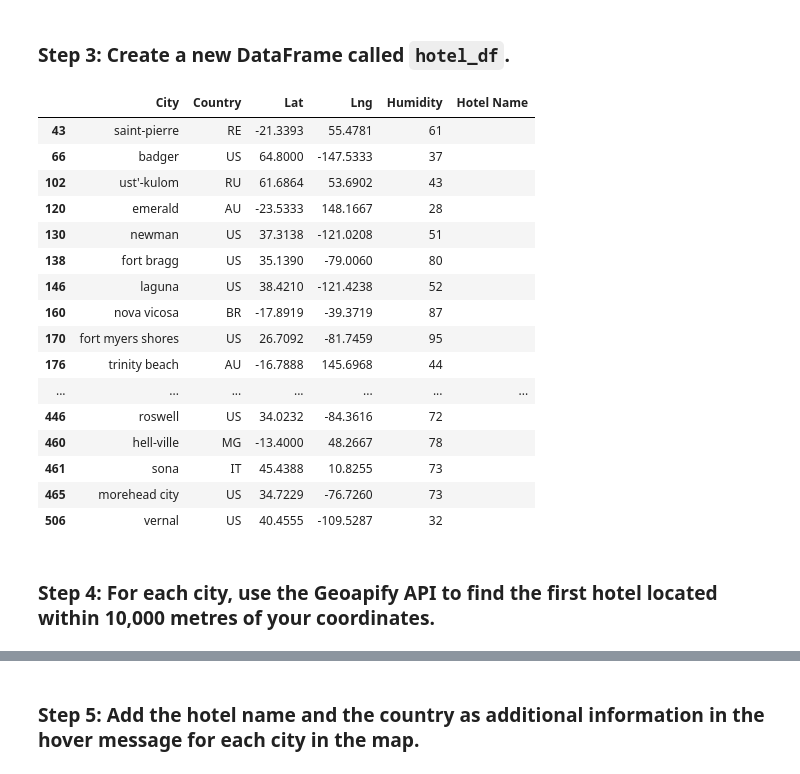
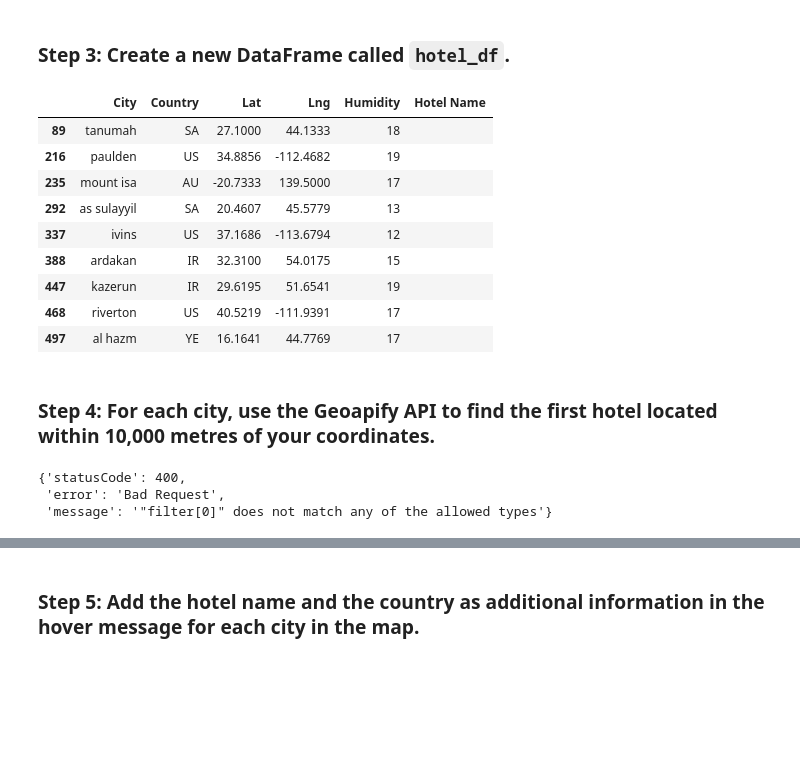
Before and after one commit to Damiomo/Python-API-Analysis, a Jupyter notebook: VacationPy.ipynb, the cells around one changed output, grey strips where cells are left out. Drawn from its saved outputs; the diff is of its cells as text; code cells hidden in the pictures; blank space fills up the shorter version.

```diff
--- a/VacationPy.ipynb
+++ b/VacationPy.ipynb
@@ -46,12 +44,10 @@ city_data_df.head()
 ### Step 2: Narrow down the `city_data_df` DataFrame to find your ideal weather condition
 # %%
 # Narrow down cities that fit criteria and drop any results with null values
-# YOUR CODE HERE
-
 # Drop any rows with null values
-# YOUR CODE HERE
+hotel_df = city_data_df[(city_data_df['Max Temp']>70)&(city_data_df['Max Temp']<90)&(city_data_df.Humidity<20)].dropna()
 
 # Display sample data
-# YOUR CODE HERE
+hotel_df
 # %% [output]
 |  | City_ID | City | Lat | Lng | Max Temp | Humidity | Cloudiness | Wind Speed | Country | Date |
@@ -75,32 +64,31 @@ city_data_df.head()
 ### Step 3: Create a new DataFrame called `hotel_df`.
 # %%
 # Use the Pandas copy function to create DataFrame called hotel_df to store the city, country, coordinates, and humidity
-# YOUR CODE HERE
+hotel_df = hotel_df[['City','Country','Lat','Lng','Humidity']].copy()
 
 # Add an empty column, "Hotel Name," to the DataFrame so you can store the hotel found using the Geoapify API
-# YOUR CODE HERE
+hotel_df['Hotel Name'] = ''
 
 # Display sample data
-# YOUR CODE HERE
+hotel_df
 # %% [output]
 |  | City | Country | Lat | Lng | Humidity | Hotel Name |
-| 43 | saint-pierre | RE | -21.3393 | 55.4781 | 61 |  |
-| 66 | badger | US | 64.8000 | -147.5333 | 37 |  |
-| 102 | ust'-kulom | RU | 61.6864 | 53.6902 | 43 |  |
-| 120 | emerald | AU | -23.5333 | 148.1667 | 28 |  |
-| 130 | newman | US | 37.3138 | -121.0208 | 51 |  |
-| 138 | fort bragg | US | 35.1390 | -79.0060 | 80 |  |
-| 146 | laguna | US | 38.4210 | -121.4238 | 52 |  |
-| 160 | nova vicosa | BR | -17.8919 | -39.3719 | 87 |  |
-| 170 | fort myers shores | US | 26.7092 | -81.7459 | 95 |  |
-| 176 | trinity beach | AU | -16.7888 | 145.6968 | 44 |  |
-| ... | ... | ... | ... | ... | ... | ... |
-| 446 | roswell | US | 34.0232 | -84.3616 | 72 |  |
-| 460 | hell-ville | MG | -13.4000 | 48.2667 | 78 |  |
-| 461 | sona | IT | 45.4388 | 10.8255 | 73 |  |
-| 465 | morehead city | US | 34.7229 | -76.7260 | 73 |  |
-| 506 | vernal | US | 40.4555 | -109.5287 | 32 |  |
+| 89 | tanumah | SA | 27.1000 | 44.1333 | 18 |  |
+| 216 | paulden | US | 34.8856 | -112.4682 | 19 |  |
+| 235 | mount isa | AU | -20.7333 | 139.5000 | 17 |  |
+| 292 | as sulayyil | SA | 20.4607 | 45.5779 | 13 |  |
+| 337 | ivins | US | 37.1686 | -113.6794 | 12 |  |
+| 388 | ardakan | IR | 32.3100 | 54.0175 | 15 |  |
+| 447 | kazerun | IR | 29.6195 | 51.6541 | 19 |  |
+| 468 | riverton | US | 40.5219 | -111.9391 | 17 |  |
+| 497 | al hazm | YE | 16.1641 | 44.7769 | 17 |  |
 # %% [markdown]
 ### Step 4: For each city, use the Geoapify API to find the first hotel located within 10,000 metres of your coordinates.
+# %%
+name_address
+# %% [output]
+{'statusCode': 400,
+ 'error': 'Bad Request',
+ 'message': '"filter[0]" does not match any of the allowed types'}
 # %%
 # Set parameters to search for a hotel
```
Also changed, not shown: parts of 5 cells of this notebook.
